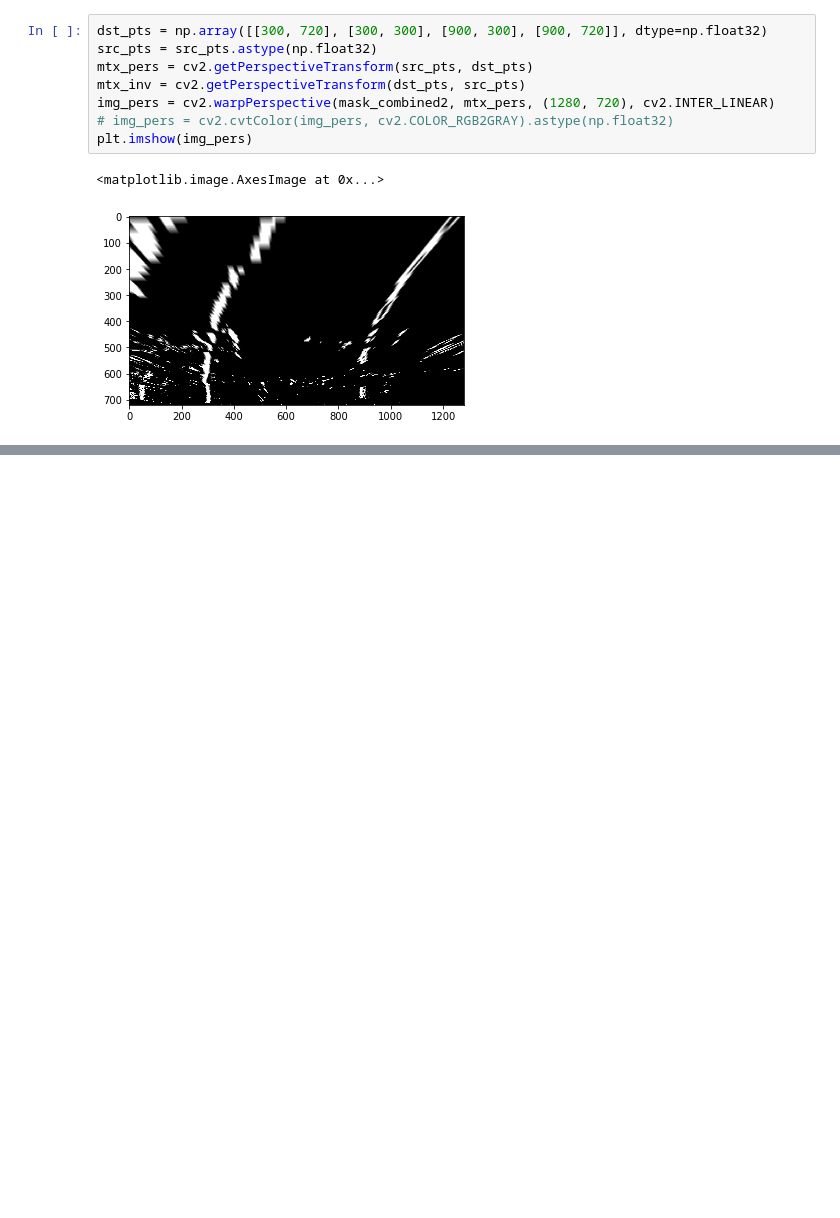
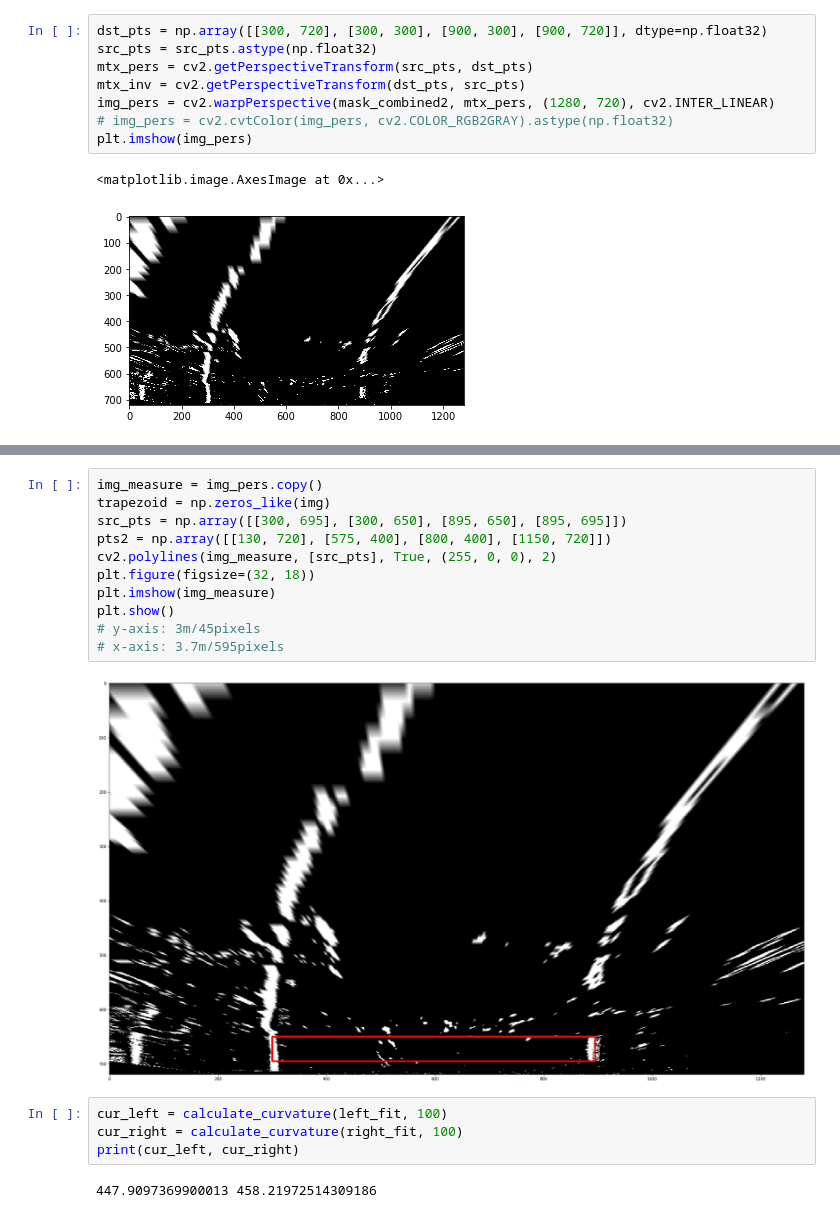
Before and after one commit to LiYan1988/camera-calibration, a Jupyter notebook: lab-2.ipynb, the cells around one changed output, grey strips where cells are left out. Cells and saved outputs as stored; diff of their text form; blank space fills up the shorter version.

Commit message:
Measure meters per pixel

```diff
--- a/lab-2.ipynb
+++ b/lab-2.ipynb
@@ -253,0 +240,19 @@ array([720, 666, 612, 558, 504, 450, 396, 342, 288, 234, 180, 126,  72,
+# %%
+img_measure = img_pers.copy()
+trapezoid = np.zeros_like(img)
+src_pts = np.array([[300, 695], [300, 650], [895, 650], [895, 695]])
+pts2 = np.array([[130, 720], [575, 400], [800, 400], [1150, 720]])
+cv2.polylines(img_measure, [src_pts], True, (255, 0, 0), 2)
+plt.figure(figsize=(32, 18))
+plt.imshow(img_measure)
+plt.show()
+# y-axis: 3m/45pixels
+# x-axis: 3.7m/595pixels
+# %% [output]
+[figure, added]
+# %%
+cur_left = calculate_curvature(left_fit, 100)
+cur_right = calculate_curvature(right_fit, 100)
+print(cur_left, cur_right)
+# %% [output]
+447.9097369900013 458.21972514309186
```
Also changed, not shown: parts of 7 cells of this notebook.
